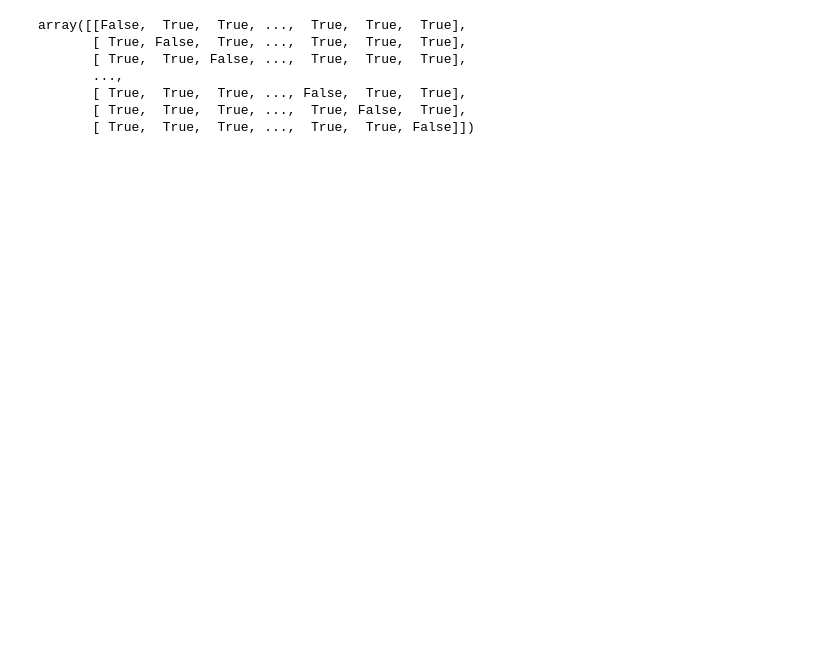
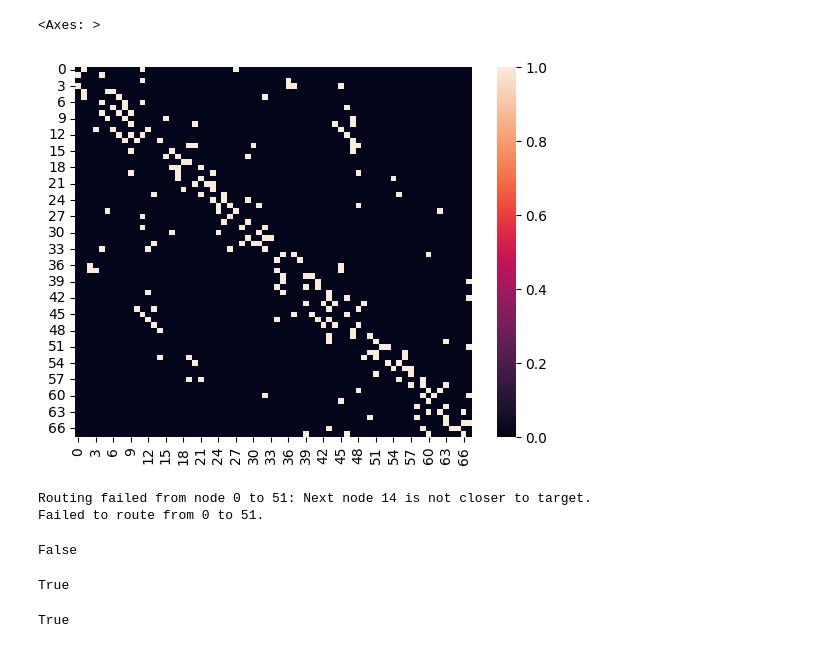
Before and after one commit to kuffmode/Optimal_networks, a Jupyter notebook: playground.ipynb, the cells around one changed output. Saved outputs shown, nothing was run; the diff lists cells and outputs as text; code cells hidden in the pictures; blank space fills up the shorter version.

```diff
--- a/playground.ipynb
+++ b/playground.ipynb
@@ -18,10 +87,19 @@ nash_network = game.build_nash_equilibrium()
-# %%
-nash_network
-# %% [output]
-array([[False,  True,  True, ...,  True,  True,  True],
-       [ True, False,  True, ...,  True,  True,  True],
-       [ True,  True, False, ...,  True,  True,  True],
-       ...,
-       [ True,  True,  True, ..., False,  True,  True],
-       [ True,  True,  True, ...,  True, False,  True],
-       [ True,  True,  True, ...,  True,  True, False]])
+# %%
+sns.heatmap(nash_network.astype(int))
+# %% [output]
+<Axes: >
+[figure, added]
+# %%
+game.verify_navigability(nash_network, verbose=True)
+# %% [output]
+Routing failed from node 0 to 51: Next node 14 is not closer to target.
+Failed to route from 0 to 51.
+False
+# %%
+game.verify_cost_optimization(nash_network)
+# %% [output]
+True
+# %%
+game.verify_unilateral_improvement(nash_network)
+# %% [output]
+True
```
Also changed, not shown: parts of 20 cells of this notebook, 1 other file.
